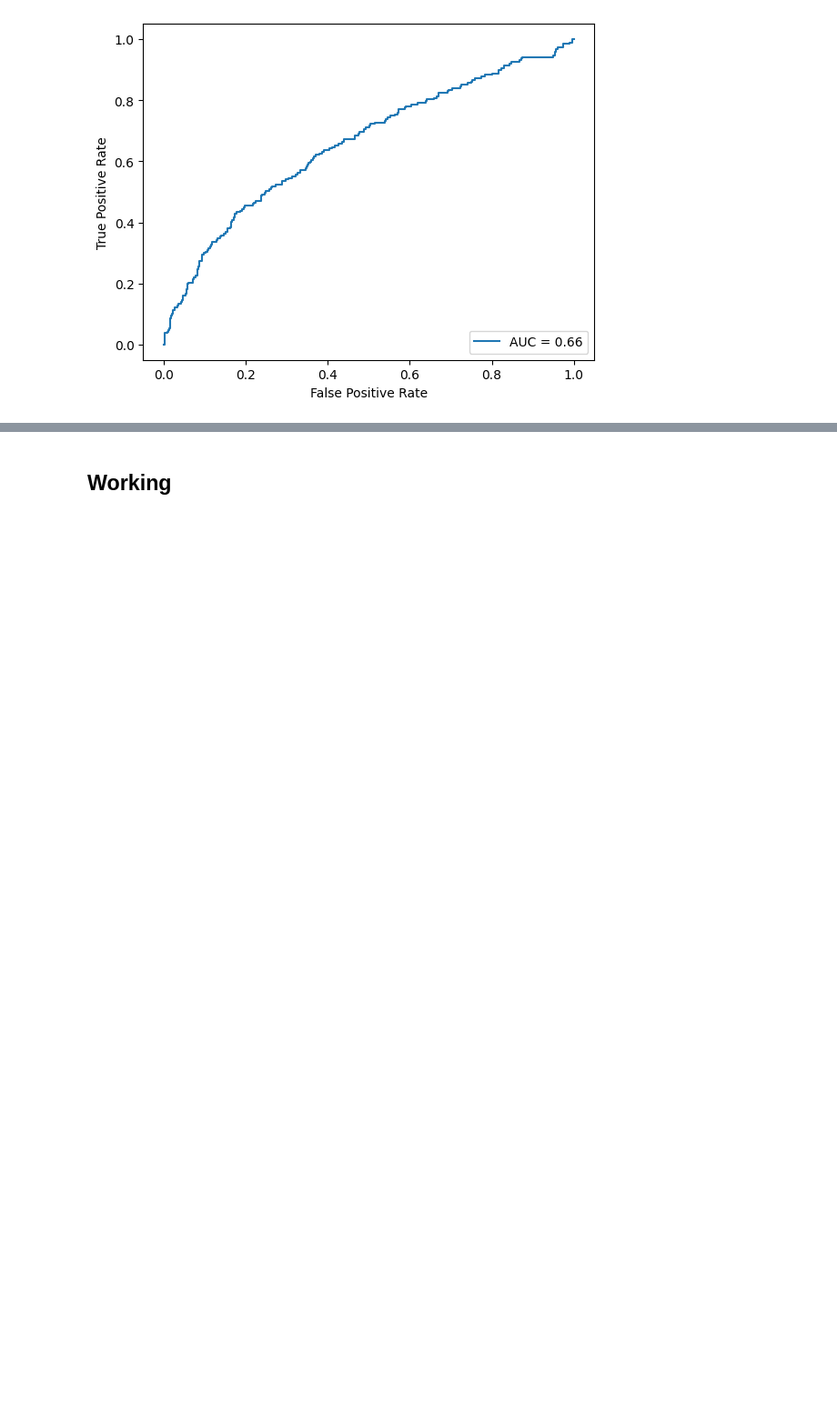
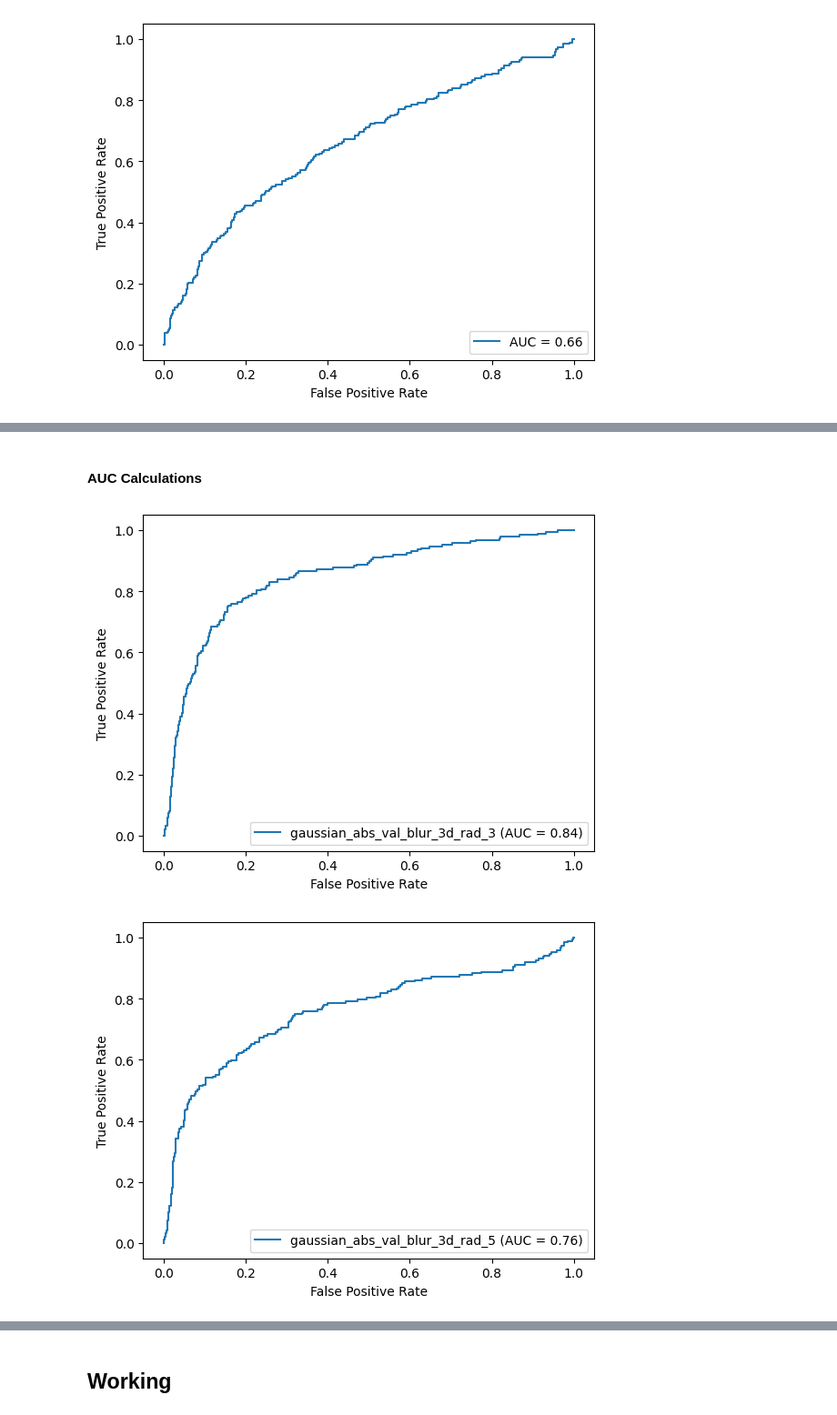
Before and after one commit to Hekstra-Lab/valdo, a Jupyter notebook: diff-map.ipynb, the cells around one changed output, grey strips where cells are left out. Shown at 91% size. Drawn from its saved outputs; the diff is of its cells as text; code cells hidden in the pictures; blank space fills up the shorter version.

```diff
--- a/diff-map.ipynb
+++ b/diff-map.ipynb
@@ -891,0 +1186,28 @@ display.plot()
+# %%
+def gaussian_abs_val_blur_3d_rad_5(matrix, radius_in_A=5):
+
+    grid_spacing = np.min(matrix.spacing)
+
+    matrix = np.absolute(matrix)
+    radius_in_voxels = int(radius_in_A / grid_spacing)
+    sigma = int(radius_in_voxels / 3)
+
+    return gaussian_filter(matrix, sigma=sigma, radius=radius_in_voxels)
+# %%
+def gaussian_blur_3d_rad_3(matrix, radius_in_A=3):
+
+    grid_spacing = np.min(matrix.spacing)
+
+    radius_in_voxels = int(radius_in_A / grid_spacing)
+    sigma = int(radius_in_voxels / 3)
+
+    return gaussian_filter(matrix, sigma=sigma, radius=radius_in_voxels)
+# %%
+def gaussian_blur_3d_rad_5(matrix, radius_in_A=5):
+
+    grid_spacing = np.min(matrix.spacing)
+
+    radius_in_voxels = int(radius_in_A / grid_spacing)
+    sigma = int(radius_in_voxels / 3)
+
+    return gaussian_filter(matrix, sigma=sigma, radius=radius_in_voxels)
@@ -891,0 +1244,14 @@ display.plot()
+# %% [markdown]
+#### AUC Calculations
+# %%
+fxn_names = [gaussian_abs_val_blur_3d_rad_3, gaussian_abs_val_blur_3d_rad_5, gaussian_blur_3d_rad_3, gaussian_blur_3d_rad_5]
+# %%
+for fxn in fxn_names:
+    stats_df = pd.read_pickle('../recons_refined_phases/blob_identification/preprocess/' + fxn.__name__ + '_stats_df.pkl')
+    fpr, tpr, thresholds = metrics.roc_curve(stats_df["bound"], stats_df["kurtosis"], pos_label=1)
+    roc_auc = metrics.auc(fpr, tpr)
+    display = metrics.RocCurveDisplay(fpr=fpr, tpr=tpr, roc_auc=roc_auc, estimator_name=fxn.__name__)
+    display.plot()
+# %% [output]
+[figure, added]
+[figure, added]
```
Also changed, not shown: parts of 118 cells of this notebook, 3 other files.
